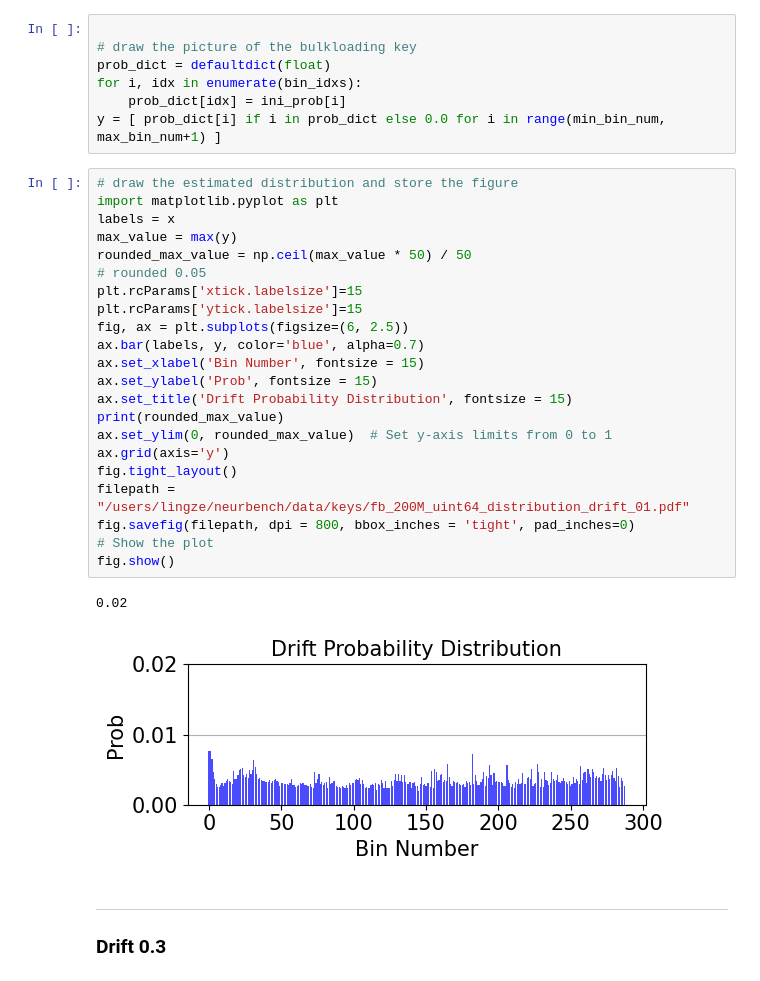
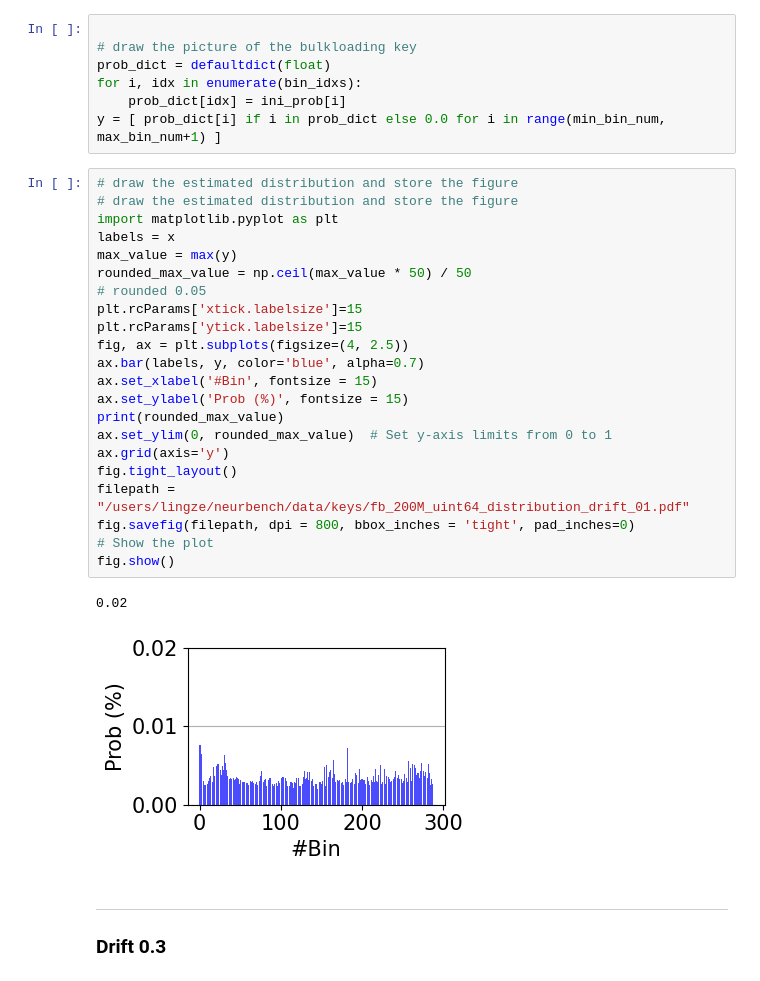
Before and after one commit to neurdb/neurbench, a Jupyter notebook: example/index/fb_uint64.ipynb, the cells around one changed output. Cells and saved outputs as stored; diff of their text form.

Commit message:
example to sample drifted workload

```diff
--- a/example/index/fb_uint64.ipynb
+++ b/example/index/fb_uint64.ipynb
@@ -170,30 +173,30 @@ for i, idx in enumerate(bin_idxs):
     prob_dict[idx] = ini_prob[i]
 y = [ prob_dict[i] if i in prob_dict else 0.0 for i in range(min_bin_num, max_bin_num+1) ]
 # %%
+# draw the estimated distribution and store the figure
 # draw the estimated distribution and store the figure
 import matplotlib.pyplot as plt
 labels = x
 max_value = max(y)
 rounded_max_value = np.ceil(max_value * 50) / 50
 # rounded 0.05
 plt.rcParams['xtick.labelsize']=15
 plt.rcParams['ytick.labelsize']=15
-fig, ax = plt.subplots(figsize=(6, 2.5))
+fig, ax = plt.subplots(figsize=(4, 2.5))
 ax.bar(labels, y, color='blue', alpha=0.7)
-ax.set_xlabel('Bin Number', fontsize = 15)
-ax.set_ylabel('Prob', fontsize = 15)
-ax.set_title('Drift Probability Distribution', fontsize = 15)
+ax.set_xlabel('#Bin', fontsize = 15)
+ax.set_ylabel('Prob (%)', fontsize = 15)
 print(rounded_max_value)
 ax.set_ylim(0, rounded_max_value)  # Set y-axis limits from 0 to 1
 ax.grid(axis='y')
 fig.tight_layout()
 filepath = "/users/lingze/neurbench/data/keys/fb_200M_uint64_distribution_drift_01.pdf"
 fig.savefig(filepath, dpi = 800, bbox_inches = 'tight', pad_inches=0)
 # Show the plot
 fig.show()
 # %% [output]
 0.02
-[figure, old version]
+[figure, new version]
 # %% [markdown]
 ---
 ### Drift 0.3
```
Also changed, not shown: parts of 22 cells of this notebook, 1 other file.
